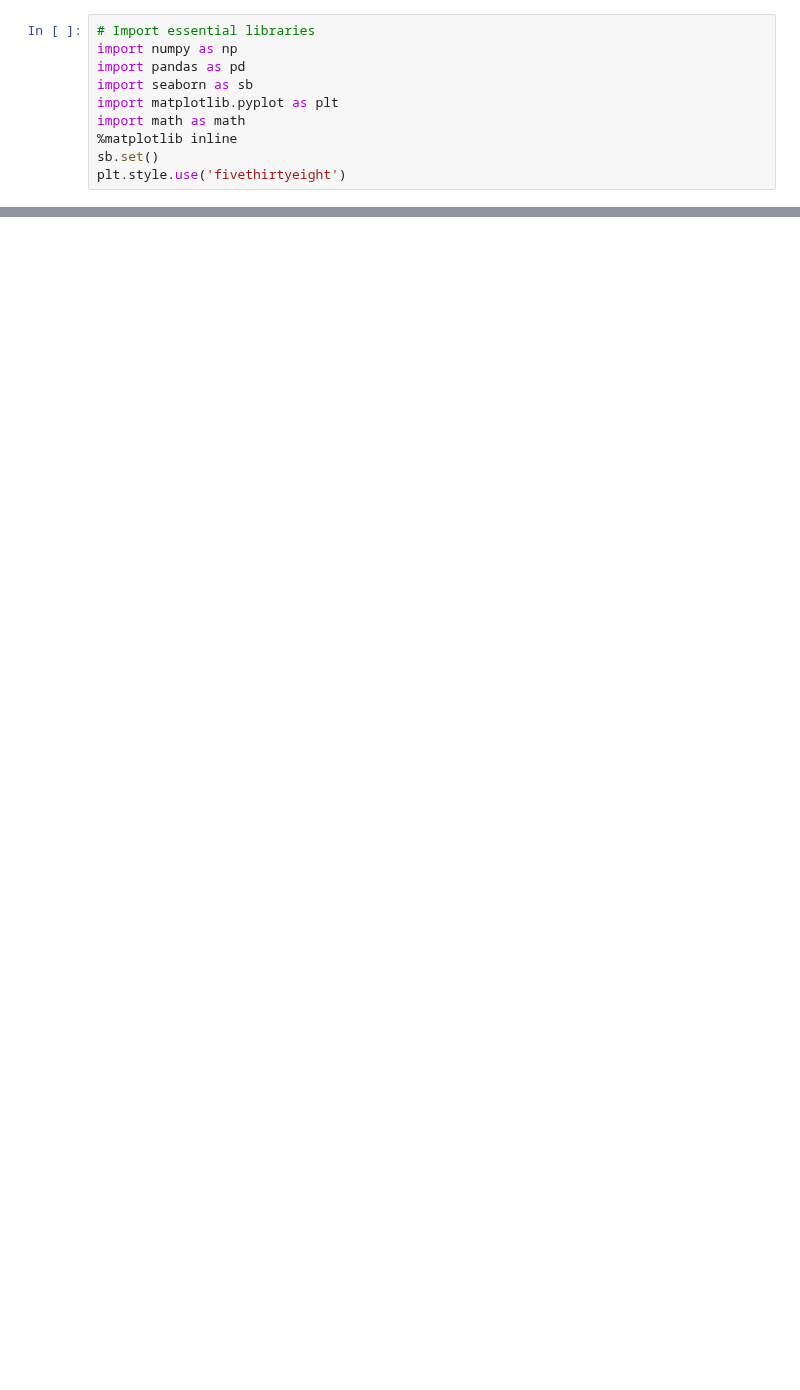
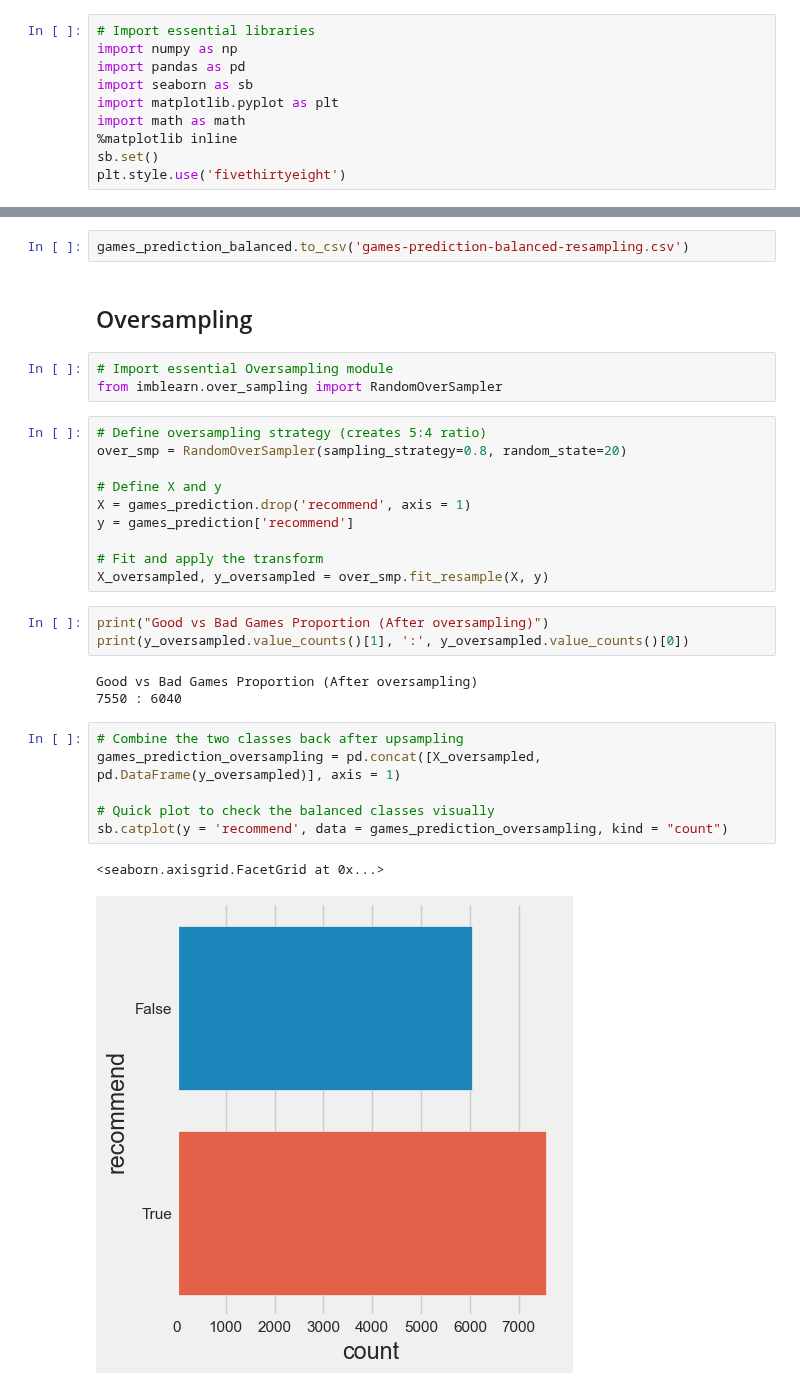
Before and after one commit to Pante/SC1015-Project, a Jupyter notebook: Data Resampling.ipynb, the cells around one changed output, grey strips where cells are left out. Saved outputs shown, nothing was run; the diff lists cells and outputs as text; blank space fills up the shorter version.

```diff
--- a/Data Resampling.ipynb
+++ b/Data Resampling.ipynb
@@ -323,0 +59,32 @@ games_train.to_csv('games-train.csv')
+# %%
+games_prediction_balanced.to_csv('games-prediction-balanced-resampling.csv')
+# %% [markdown]
+## Oversampling
+# %%
+# Import essential Oversampling module
+from imblearn.over_sampling import RandomOverSampler
+# %%
+# Define oversampling strategy (creates 5:4 ratio)
+over_smp = RandomOverSampler(sampling_strategy=0.8, random_state=20)
+
+# Define X and y
+X = games_prediction.drop('recommend', axis = 1)
+y = games_prediction['recommend']
+
+# Fit and apply the transform
+X_oversampled, y_oversampled = over_smp.fit_resample(X, y)
+# %%
+print("Good vs Bad Games Proportion (After oversampling)")
+print(y_oversampled.value_counts()[1], ':', y_oversampled.value_counts()[0])
+# %% [output]
+Good vs Bad Games Proportion (After oversampling)
+7550 : 6040
+# %%
+# Combine the two classes back after upsampling
+games_prediction_oversampling = pd.concat([X_oversampled, pd.DataFrame(y_oversampled)], axis = 1)
+
+# Quick plot to check the balanced classes visually
+sb.catplot(y = 'recommend', data = games_prediction_oversampling, kind = "count")
+# %% [output]
+<seaborn.axisgrid.FacetGrid at 0x...>
+[figure, added]
```
Also changed, not shown: parts of 35 cells of this notebook, 1 other file.
